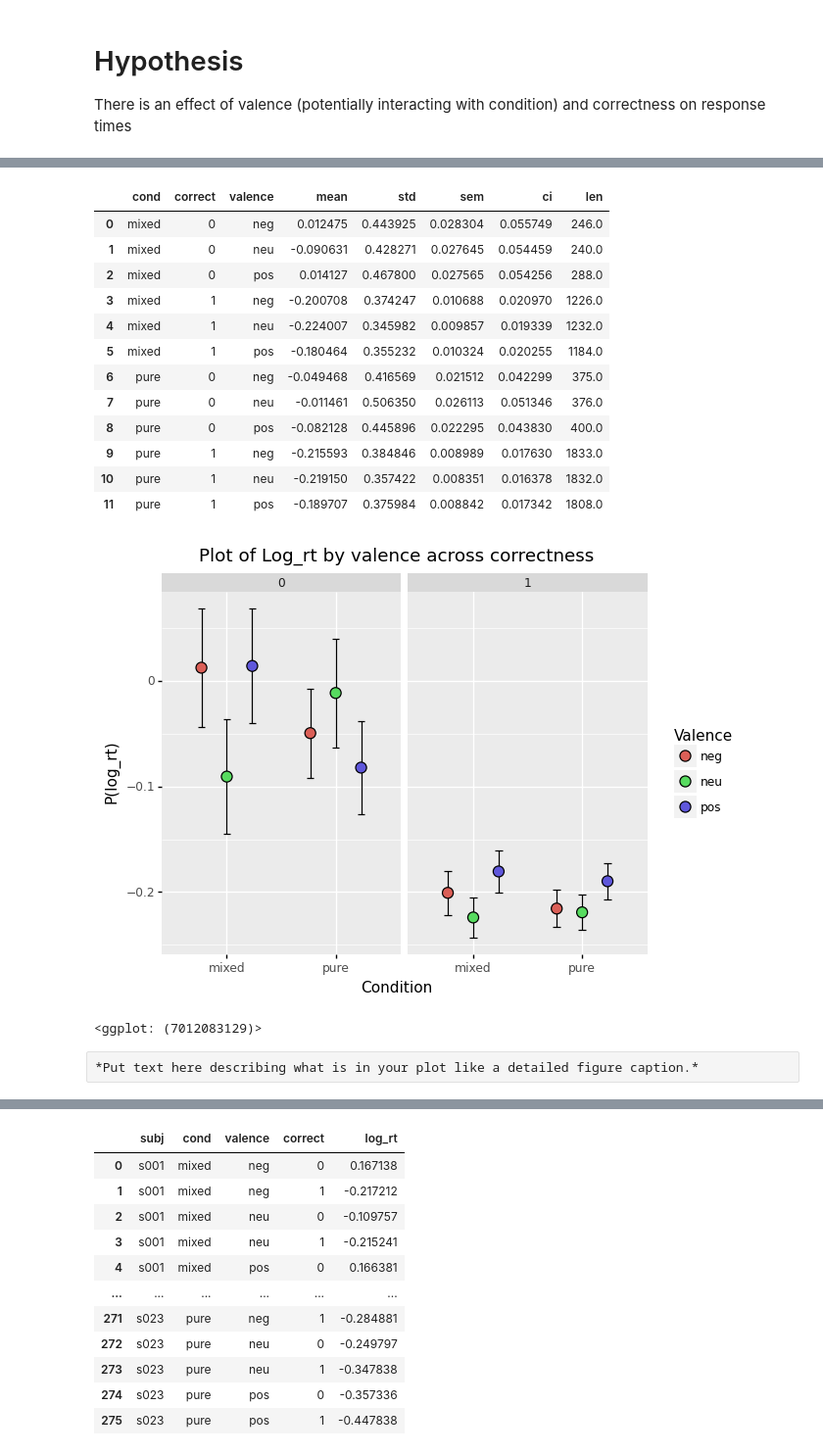
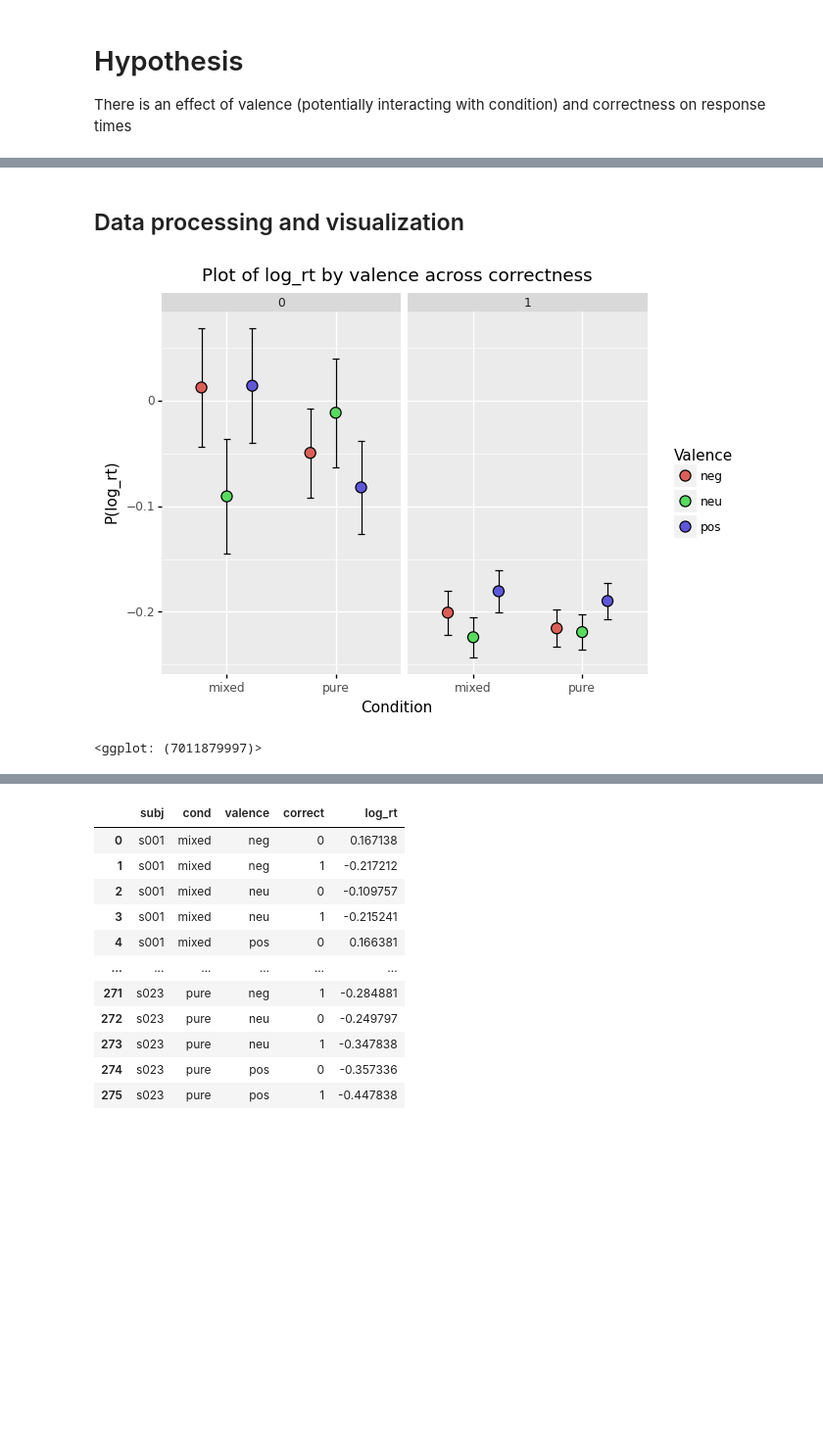
Before and after one commit to compmem/compsy, a Jupyter notebook: assignments/A09_Final_Project-jhr3kd.ipynb, the cells around one changed output, grey strips where cells are left out. Shown at 98% size. Saved outputs shown, nothing was run; the diff lists cells and outputs as text; code cells hidden in the pictures; blank space fills up the shorter version.

```diff
--- a/assignments/A09_Final_Project-jhr3kd.ipynb
+++ b/assignments/A09_Final_Project-jhr3kd.ipynb
@@ -313,39 +318,23 @@ In the test phase of each block, participants will see the study items again, al
+# %% [markdown]
+## Data processing and visualization
 # %%
-# Code for data processing and visualization
-
+# creating the right dataframe to plot and visualize the problem stated above
 # get the error corrected by condition and whether they answered correctly
 res = ci_within(df_w,
                 indexvar='subj',       # column that identifies a subject
                 withinvars=['cond', 'correct', 'valence'],     # list of columns for grouping within subject
                 measvar='log_rt')        # dependent variable averaging over
 
 res = res.reset_index()
-res
+
+p = (pn.ggplot(res, pn.aes('cond', 'mean', fill='valence'))
+     + pn.geom_errorbar(pn.aes(ymin='mean-ci', ymax='mean+ci', width=0.2),
+                        position=pn.position_dodge(.7))
+     + pn.geom_point(position=pn.position_dodge(.7), size=4)
+     + pn.facet_wrap('~ correct')
+     + pn.labs(title="Plot of log_rt by valence across correctness", x="Condition", y = "P(log_rt)", fill='Valence')
+    )
+p
 # %% [output]
-|  | cond | correct | valence | mean | std | sem | ci | len |
-| 0 | mixed | 0 | neg | 0.012475 | 0.443925 | 0.028304 | 0.055749 | 246.0 |
-| 1 | mixed | 0 | neu | -0.090631 | 0.428271 | 0.027645 | 0.054459 | 240.0 |
-| 2 | mixed | 0 | pos | 0.014127 | 0.467800 | 0.027565 | 0.054256 | 288.0 |
-| 3 | mixed | 1 | neg | -0.200708 | 0.374247 | 0.010688 | 0.020970 | 1226.0 |
-| 4 | mixed | 1 | neu | -0.224007 | 0.345982 | 0.009857 | 0.019339 | 1232.0 |
-| 5 | mixed | 1 | pos | -0.180464 | 0.355232 | 0.010324 | 0.020255 | 1184.0 |
-| 6 | pure | 0 | neg | -0.049468 | 0.416569 | 0.021512 | 0.042299 | 375.0 |
-| 7 | pure | 0 | neu | -0.011461 | 0.506350 | 0.026113 | 0.051346 | 376.0 |
-| 8 | pure | 0 | pos | -0.082128 | 0.445896 | 0.022295 | 0.043830 | 400.0 |
-| 9 | pure | 1 | neg | -0.215593 | 0.384846 | 0.008989 | 0.017630 | 1833.0 |
-| 10 | pure | 1 | neu | -0.219150 | 0.357422 | 0.008351 | 0.016378 | 1832.0 |
-| 11 | pure | 1 | pos | -0.189707 | 0.375984 | 0.008842 | 0.017342 | 1808.0 |
+[figure, added]
+<ggplot: (7011879997)>
-# %%
-p = (pn.ggplot(res, pn.aes('cond', 'mean', fill='valence'))
-     + pn.geom_errorbar(pn.aes(ymin='mean-ci', ymax='mean+ci', width=0.2),
-                        position=pn.position_dodge(.7))
-     + pn.geom_point(position=pn.position_dodge(.7), size=4)
-     + pn.facet_wrap('~ correct')
-     + pn.labs(title="Plot of Log_rt by valence across correctness", x="Condition", y = "P(log_rt)", fill='Valence')
-    )
-p
-# %% [output]
-[figure, removed]
-<ggplot: (7012083129)>
-# %% [raw]
-*Put text here describing what is in your plot like a detailed figure caption.*
```
Also changed, not shown: parts of 11 cells of this notebook.
